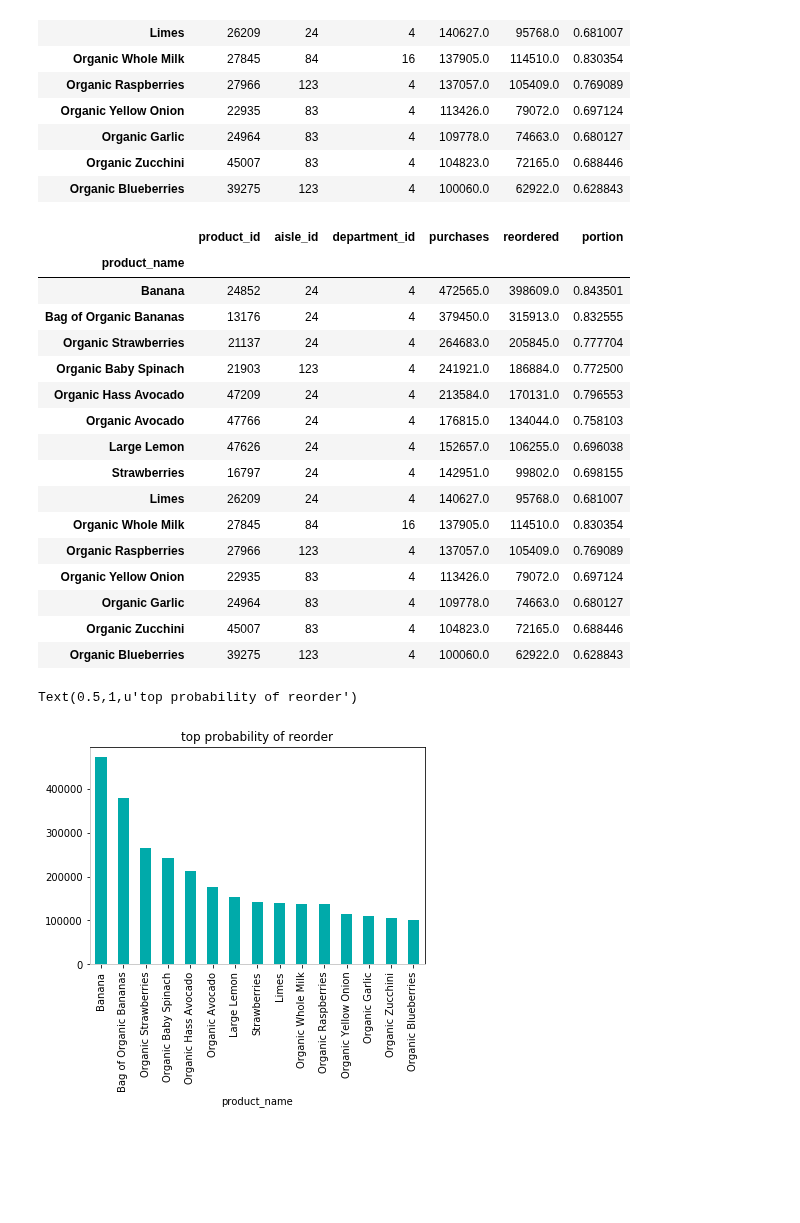
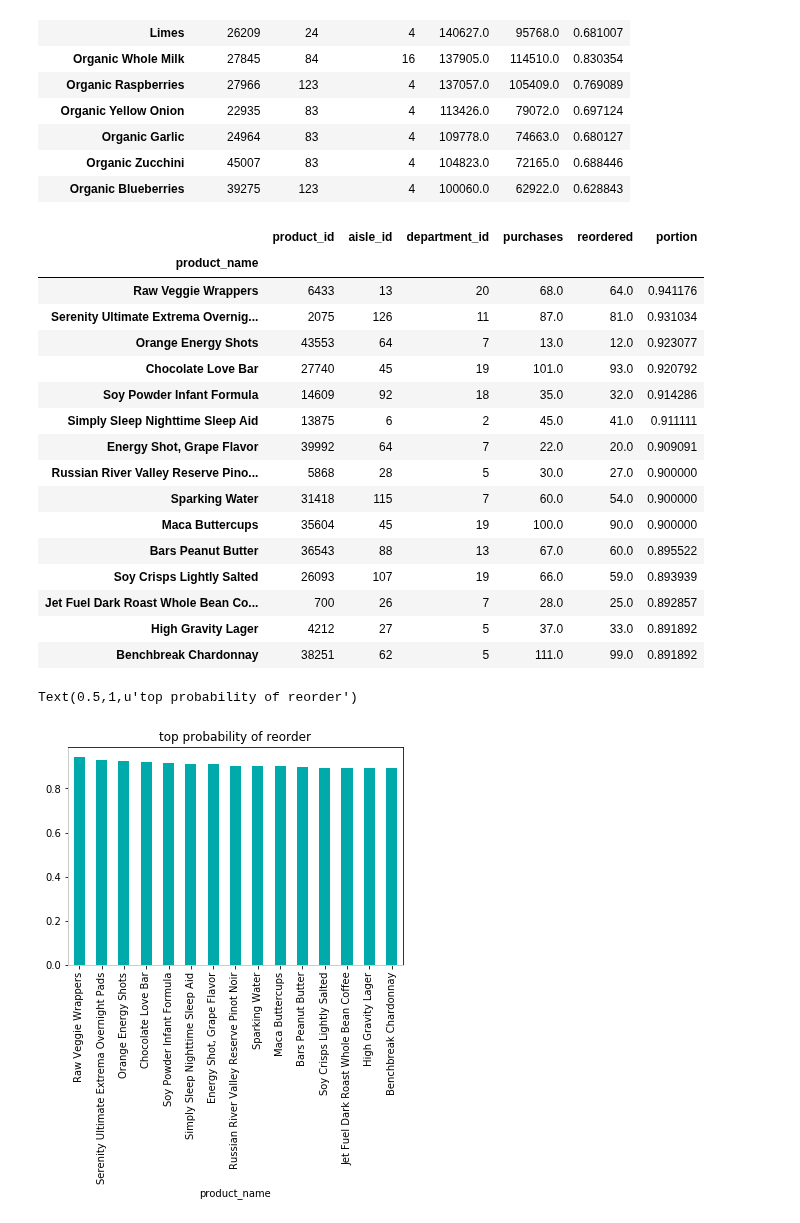
Before and after one commit to lbjennings/Springboard, a Jupyter notebook: Springboard/Capstone Project 1/Capstone_EDA.ipynb, the cells around one changed output. Cells and saved outputs as stored; diff of their text form; code cells hidden in the pictures; blank space fills up the shorter version.

```diff
--- a/Springboard/Capstone Project 1/Capstone_EDA.ipynb
+++ b/Springboard/Capstone Project 1/Capstone_EDA.ipynb
@@ -568,36 +601,36 @@ top_sellers
 | Organic Blueberries | 39275 | 123 | 4 | 100060.0 | 62922.0 | 0.628843 |
 # %%
 top_portion=products_in_order.set_index('product_name')
-top_portion=top_portion.sort_values(by='purchases',ascending=False).head(15)
+top_portion=top_portion.sort_values(by='portion',ascending=False).head(15)
 top_portion
 # %% [output]
 |  | product_id | aisle_id | department_id | purchases | reordered | portion |
 | product_name |  |  |  |  |  |  |
-| Banana | 24852 | 24 | 4 | 472565.0 | 398609.0 | 0.843501 |
-| Bag of Organic Bananas | 13176 | 24 | 4 | 379450.0 | 315913.0 | 0.832555 |
-| Organic Strawberries | 21137 | 24 | 4 | 264683.0 | 205845.0 | 0.777704 |
-| Organic Baby Spinach | 21903 | 123 | 4 | 241921.0 | 186884.0 | 0.772500 |
-| Organic Hass Avocado | 47209 | 24 | 4 | 213584.0 | 170131.0 | 0.796553 |
-| Organic Avocado | 47766 | 24 | 4 | 176815.0 | 134044.0 | 0.758103 |
-| Large Lemon | 47626 | 24 | 4 | 152657.0 | 106255.0 | 0.696038 |
-| Strawberries | 16797 | 24 | 4 | 142951.0 | 99802.0 | 0.698155 |
-| Limes | 26209 | 24 | 4 | 140627.0 | 95768.0 | 0.681007 |
-| Organic Whole Milk | 27845 | 84 | 16 | 137905.0 | 114510.0 | 0.830354 |
-| Organic Raspberries | 27966 | 123 | 4 | 137057.0 | 105409.0 | 0.769089 |
-| Organic Yellow Onion | 22935 | 83 | 4 | 113426.0 | 79072.0 | 0.697124 |
-| Organic Garlic | 24964 | 83 | 4 | 109778.0 | 74663.0 | 0.680127 |
-| Organic Zucchini | 45007 | 83 | 4 | 104823.0 | 72165.0 | 0.688446 |
-| Organic Blueberries | 39275 | 123 | 4 | 100060.0 | 62922.0 | 0.628843 |
+| Raw Veggie Wrappers | 6433 | 13 | 20 | 68.0 | 64.0 | 0.941176 |
+| Serenity Ultimate Extrema Overnig... | 2075 | 126 | 11 | 87.0 | 81.0 | 0.931034 |
+| Orange Energy Shots | 43553 | 64 | 7 | 13.0 | 12.0 | 0.923077 |
+| Chocolate Love Bar | 27740 | 45 | 19 | 101.0 | 93.0 | 0.920792 |
+| Soy Powder Infant Formula | 14609 | 92 | 18 | 35.0 | 32.0 | 0.914286 |
+| Simply Sleep Nighttime Sleep Aid | 13875 | 6 | 2 | 45.0 | 41.0 | 0.911111 |
+| Energy Shot, Grape Flavor | 39992 | 64 | 7 | 22.0 | 20.0 | 0.909091 |
+| Russian River Valley Reserve Pino... | 5868 | 28 | 5 | 30.0 | 27.0 | 0.900000 |
+| Sparking Water | 31418 | 115 | 7 | 60.0 | 54.0 | 0.900000 |
+| Maca Buttercups | 35604 | 45 | 19 | 100.0 | 90.0 | 0.900000 |
+| Bars Peanut Butter | 36543 | 88 | 13 | 67.0 | 60.0 | 0.895522 |
+| Soy Crisps Lightly Salted | 26093 | 107 | 19 | 66.0 | 59.0 | 0.893939 |
+| Jet Fuel Dark Roast Whole Bean Co... | 700 | 26 | 7 | 28.0 | 25.0 | 0.892857 |
+| High Gravity Lager | 4212 | 27 | 5 | 37.0 | 33.0 | 0.891892 |
+| Benchbreak Chardonnay | 38251 | 62 | 5 | 111.0 | 99.0 | 0.891892 |
 # %%
 #plot portion column
-ax = top_portion.purchases.plot(kind='bar',facecolor='#00AAAA')
+ax = top_portion.portion.plot(kind='bar',facecolor='#00AAAA')
 
 ax.patch.set_facecolor('#FFFFFF')
 ax.spines['bottom'].set_color('#CCCCCC')
 ax.spines['bottom'].set_linewidth(1)
 ax.spines['left'].set_color('#CCCCCC')
 ax.spines['left'].set_linewidth(1)
 ax.set_title('top probability of reorder')
 # %% [output]
 Text(0.5,1,u'top probability of reorder')
-[figure, old version]
+[figure, new version]
```
Also changed, not shown: parts of 62 cells of this notebook.
